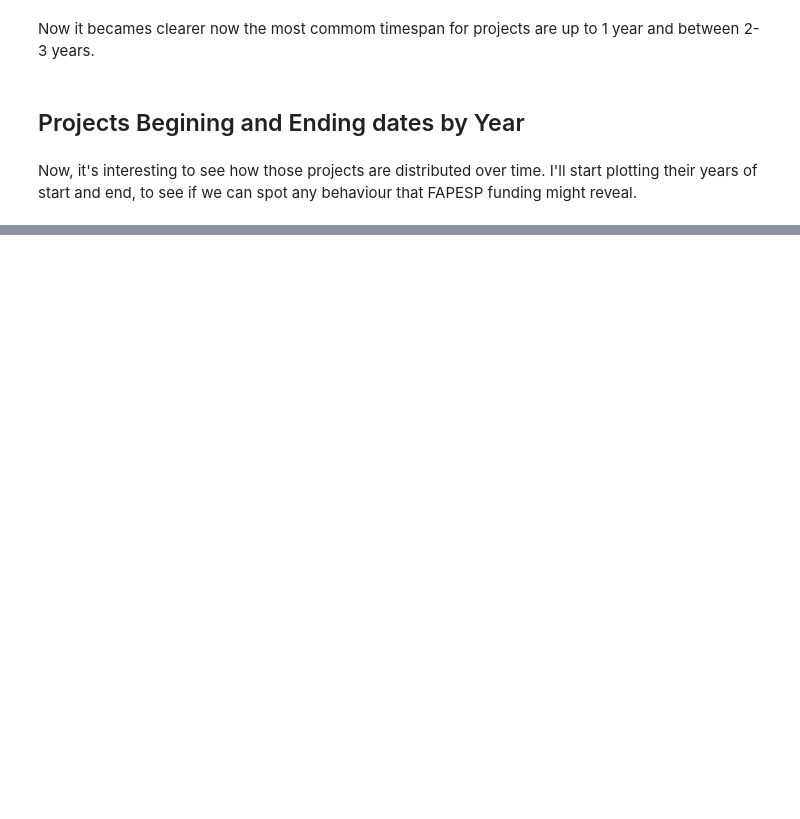
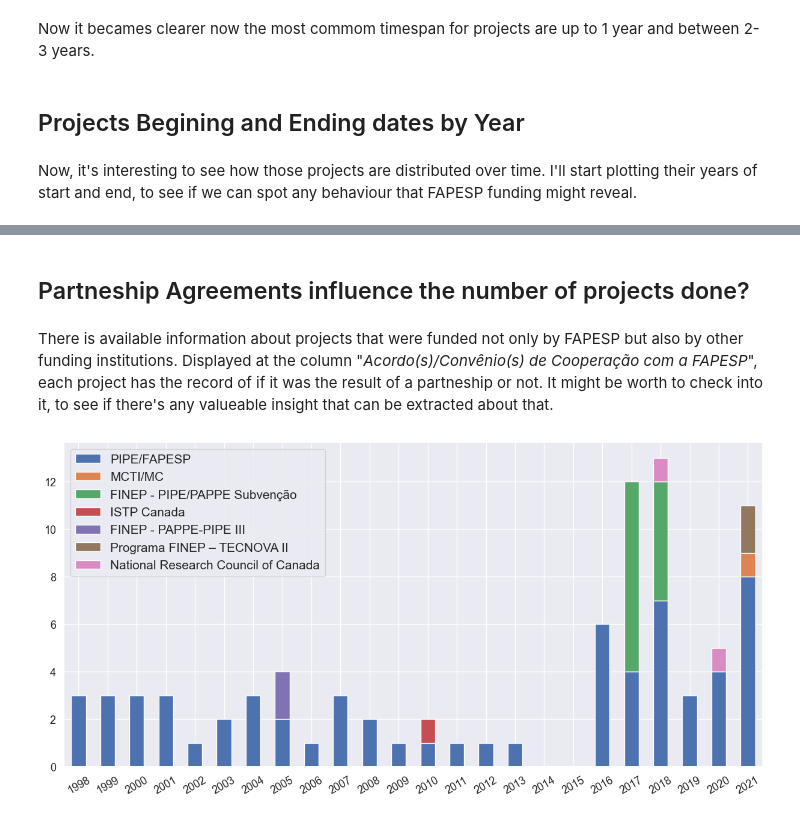
Before and after one commit to alessandro-avancini/AEB-government-funded-space-projects, a Jupyter notebook: project-rework-government-funded-space-projects.ipynb, the cells around one changed output, grey strips where cells are left out. Drawn from its saved outputs; the diff is of its cells as text; code cells hidden in the pictures; blank space fills up the shorter version.

Commit message:
last part of the analysis, conclusion and minor refactoring of other parts of the code

```diff
--- a/project-rework-government-funded-space-projects.ipynb
+++ b/project-rework-government-funded-space-projects.ipynb
@@ -253,0 +276,29 @@ plt.show()
+# %% [markdown]
+## Partneship Agreements influence the number of projects done?
+# %% [markdown]
+There is available information about projects that were funded not only by FAPESP but also by other funding institutions. Displayed at the column "_Acordo(s)/Convênio(s) de Cooperação com a FAPESP_", each project has the record of if it was the result of a partneship or not. It might be worth to check into it, to see if there's any valueable insight that can be extracted about that.
+# %%
+partnership_programs = space_projects['Acordo(s)/Convênio(s) de Cooperação com a FAPESP'].fillna('PIPE/FAPESP')
+partnerships_per_year = [*zip(partnership_programs,
+                            space_projects['Data de Início'].apply(lambda x: x.year))]
+# %%
+from collections import Counter
+partnerships_frequency = Counter(partnerships_per_year)
+# %%
+partnerships_df = pd.DataFrame(0,
+                               columns=partnership_programs.unique(),
+                               index=[*range(1998,2022)])
+
+for project, frequency in partnerships_frequency.items():
+    partnership, year = project
+    partnerships_df.loc[year,partnership] += frequency
+# %%
+partnerships_df.sort_index().plot(kind='bar',
+                                  stacked=True,
+                                  figsize=(15,7),
+                                  rot=30,
+                                  fontsize=13)
+plt.legend(fontsize=15)
+plt.show()
+# %% [output]
+[figure, added]
```
Also changed, not shown: parts of 26 cells of this notebook.
